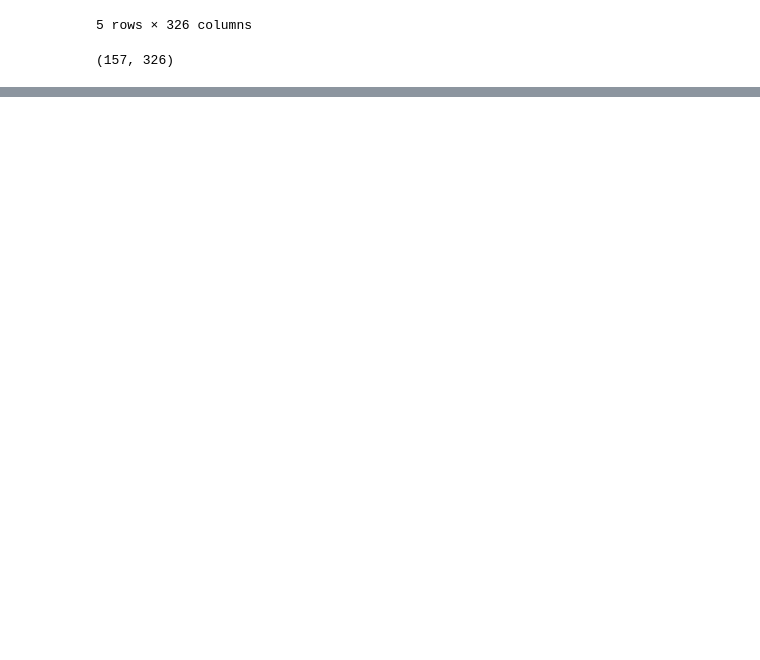
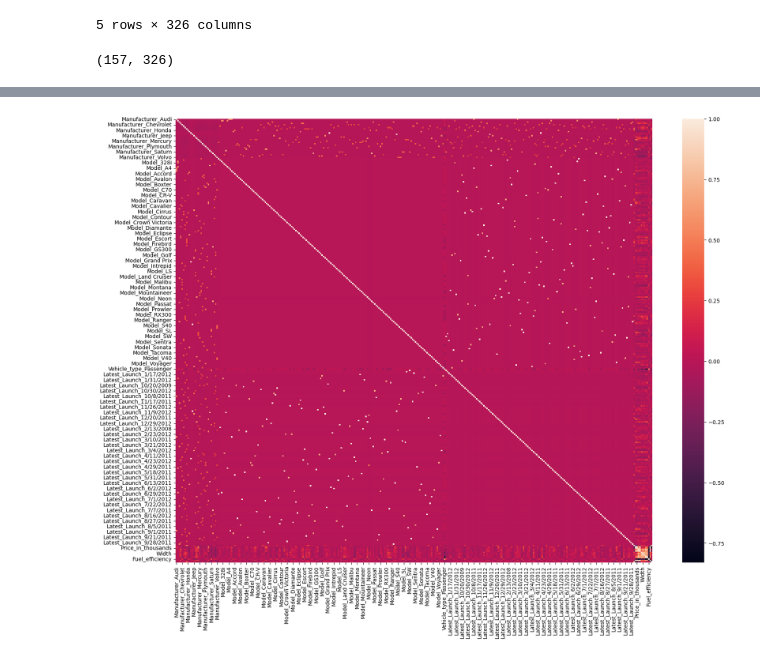
Before and after one commit to kroopeshrajput/Linear_regression_OLS_Car_sales, a Jupyter notebook: OLS Car sales.ipynb, the cells around one changed output, grey strips where cells are left out. Cells and saved outputs as stored; diff of their text form; code cells hidden in the pictures; blank space fills up the shorter version.

```diff
--- a/OLS Car sales.ipynb
+++ b/OLS Car sales.ipynb
@@ -275,0 +300,2 @@ cars.shape
+# %%
+cars.rename( columns = {'Manufacturer_Mercedes-B': 'Manufacturer_Mercedes_B' }, inplace = True)
@@ -275,0 +318,6 @@ cars.shape
+# %%
+plt.figure(figsize=(20,15))
+sns.heatmap(cars.corr())
+plt.show()
+# %% [output]
+[figure, added]
```
Also changed, not shown: parts of 12 cells of this notebook.
